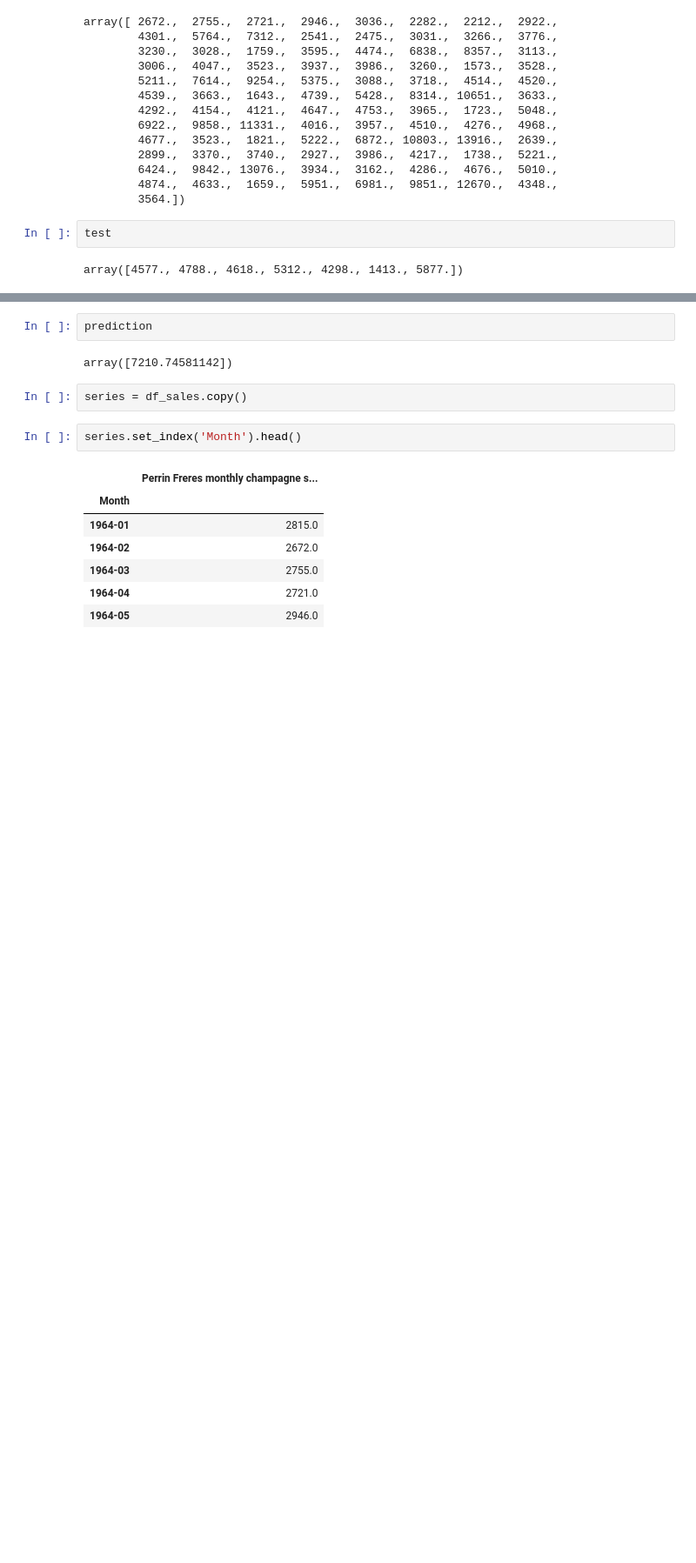
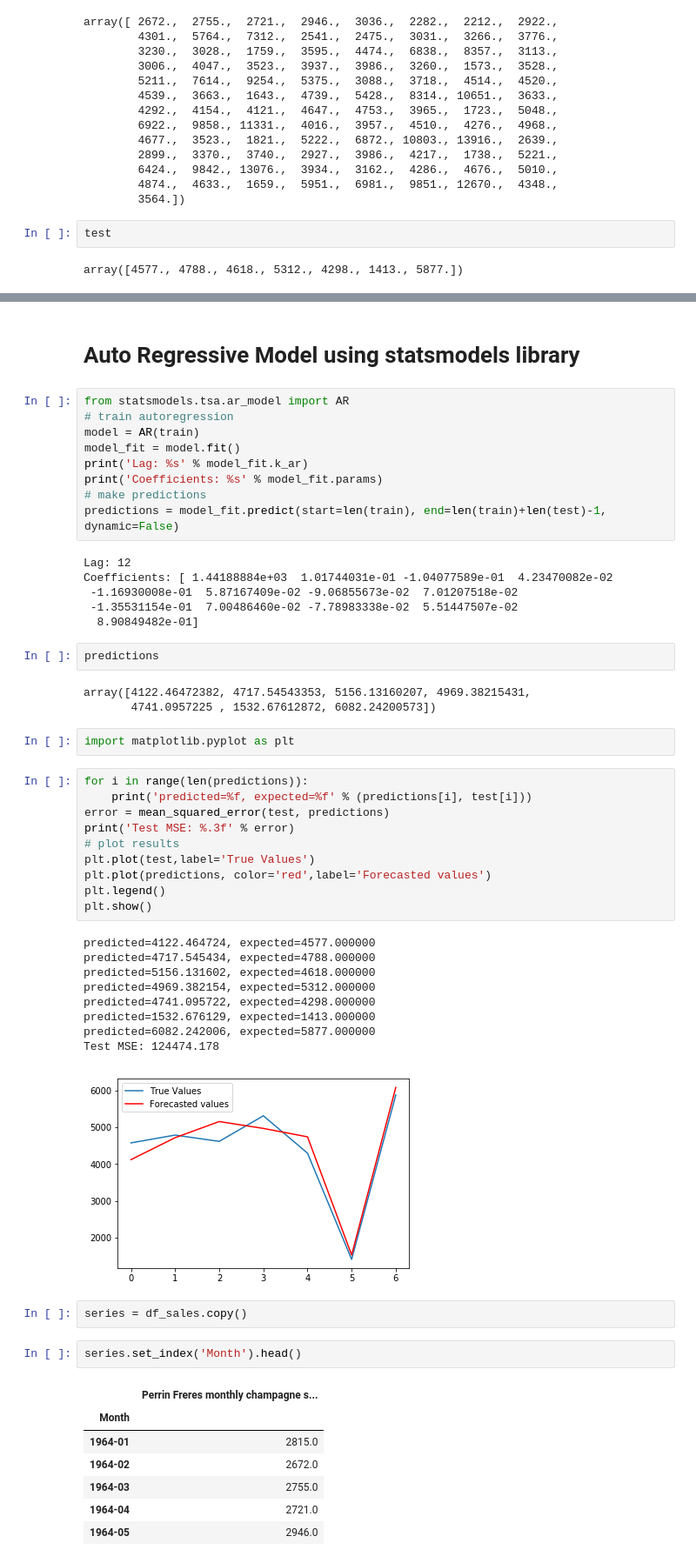
Before and after one commit to plaban1981/SARIMAX-Model, a Jupyter notebook: Monthly sales Forescast.ipynb, the cells around one changed output, grey strips where cells are left out. Shown at 87% size. Drawn from its saved outputs; the diff is of its cells as text; blank space fills up the shorter version.

```diff
--- a/Monthly sales Forescast.ipynb
+++ b/Monthly sales Forescast.ipynb
@@ -158,7 +151,47 @@ prediction = model_fit.predict(start=len(dataset),end=len(dataset))
-# %%
-prediction
-# %% [output]
-array([7210.74581142])
+# %% [markdown]
+# Auto Regressive Model using statsmodels library
+# %%
+from statsmodels.tsa.ar_model import AR
+# train autoregression
+model = AR(train)
+model_fit = model.fit()
+print('Lag: %s' % model_fit.k_ar)
+print('Coefficients: %s' % model_fit.params)
+# make predictions
+predictions = model_fit.predict(start=len(train), end=len(train)+len(test)-1, dynamic=False)
+# %% [output]
+Lag: 12
+Coefficients: [ 1.44188884e+03  1.01744031e-01 -1.04077589e-01  4.23470082e-02
+ -1.16930008e-01  5.87167409e-02 -9.06855673e-02  7.01207518e-02
+ -1.35531154e-01  7.00486460e-02 -7.78983338e-02  5.51447507e-02
+  8.90849482e-01]
+# %%
+predictions
+# %% [output]
+array([4122.46472382, 4717.54543353, 5156.13160207, 4969.38215431,
+       4741.0957225 , 1532.67612872, 6082.24200573])
+# %%
+import matplotlib.pyplot as plt
+# %%
+for i in range(len(predictions)):
+	print('predicted=%f, expected=%f' % (predictions[i], test[i]))
+error = mean_squared_error(test, predictions)
+print('Test MSE: %.3f' % error)
+# plot results
+plt.plot(test,label='True Values')
+plt.plot(predictions, color='red',label='Forecasted values')
+plt.legend()
+plt.show()
+# %% [output]
+predicted=4122.464724, expected=4577.000000
+predicted=4717.545434, expected=4788.000000
+predicted=5156.131602, expected=4618.000000
+predicted=4969.382154, expected=5312.000000
+predicted=4741.095722, expected=4298.000000
+predicted=1532.676129, expected=1413.000000
+predicted=6082.242006, expected=5877.000000
+Test MSE: 124474.178
+[figure, added]
 # %%
 series = df_sales.copy()
 # %%
```
Also changed, not shown: parts of 3 cells of this notebook.
